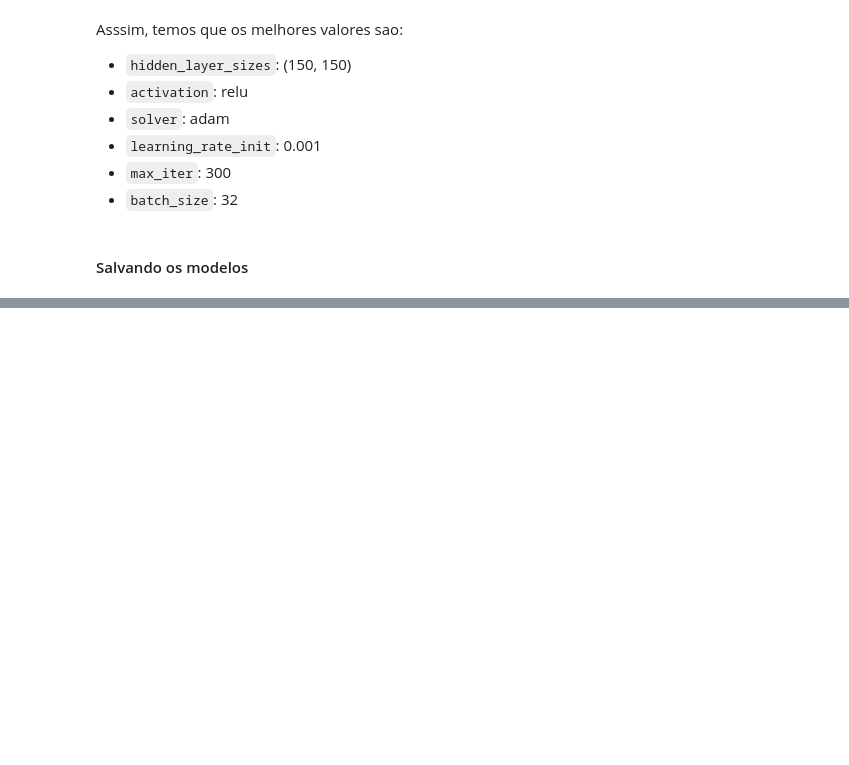
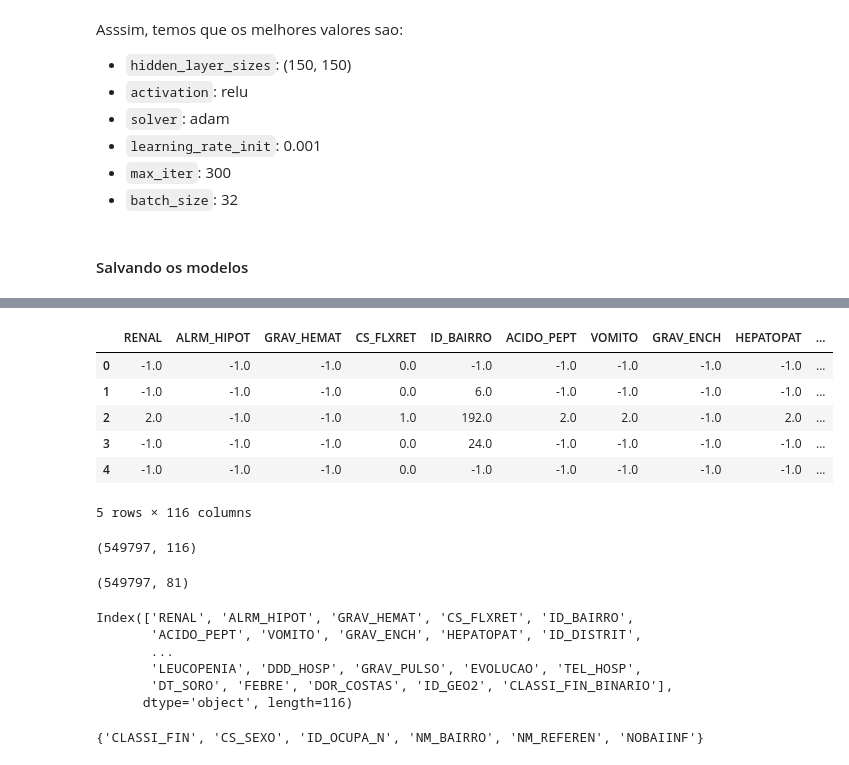
Before and after one commit to Carloscerq/ACCS, a Jupyter notebook: Presentation.ipynb, the cells around one changed output, grey strips where cells are left out. Cells and saved outputs as stored; diff of their text form; code cells hidden in the pictures; blank space fills up the shorter version.

```diff
--- a/Presentation.ipynb
+++ b/Presentation.ipynb
@@ -1033,0 +1108,31 @@ export_model(new_models.rf, "rf_parametros_livres")
+# %%
+d2.head()
+# %% [output]
+|  | RENAL | ALRM_HIPOT | GRAV_HEMAT | CS_FLXRET | ID_BAIRRO | ACIDO_PEPT | VOMITO | GRAV_ENCH | HEPATOPAT | ... |
+| 0 | -1.0 | -1.0 | -1.0 | 0.0 | -1.0 | -1.0 | -1.0 | -1.0 | -1.0 | ... |
+| 1 | -1.0 | -1.0 | -1.0 | 0.0 | 6.0 | -1.0 | -1.0 | -1.0 | -1.0 | ... |
+| 2 | 2.0 | -1.0 | -1.0 | 1.0 | 192.0 | 2.0 | 2.0 | -1.0 | 2.0 | ... |
+| 3 | -1.0 | -1.0 | -1.0 | 0.0 | 24.0 | -1.0 | -1.0 | -1.0 | -1.0 | ... |
+| 4 | -1.0 | -1.0 | -1.0 | 0.0 | -1.0 | -1.0 | -1.0 | -1.0 | -1.0 | ... |
+5 rows × 116 columns
+# %%
+d2.shape
+# %% [output]
+(549797, 116)
+# %%
+df.shape
+# %% [output]
+(549797, 81)
+# %%
+d2.columns
+# %% [output]
+Index(['RENAL', 'ALRM_HIPOT', 'GRAV_HEMAT', 'CS_FLXRET', 'ID_BAIRRO',
+       'ACIDO_PEPT', 'VOMITO', 'GRAV_ENCH', 'HEPATOPAT', 'ID_DISTRIT',
+       ...
+       'LEUCOPENIA', 'DDD_HOSP', 'GRAV_PULSO', 'EVOLUCAO', 'TEL_HOSP',
+       'DT_SORO', 'FEBRE', 'DOR_COSTAS', 'ID_GEO2', 'CLASSI_FIN_BINARIO'],
+      dtype='object', length=116)
+# %%
+set(df) - set(d2)
+# %% [output]
+{'CLASSI_FIN', 'CS_SEXO', 'ID_OCUPA_N', 'NM_BAIRRO', 'NM_REFEREN', 'NOBAIINF'}
```
Also changed, not shown: parts of 28 cells of this notebook, 1 other file.
